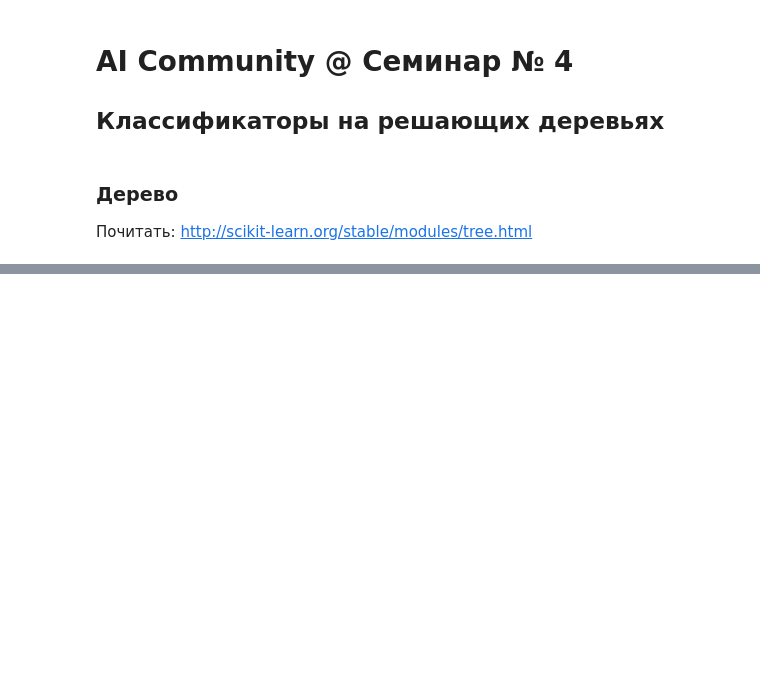
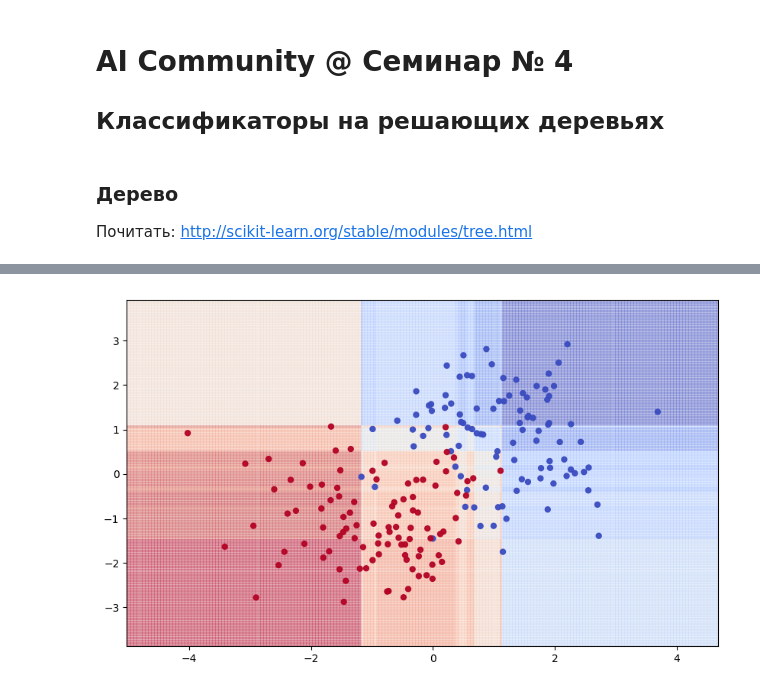
Before and after one commit to AICommunityInno/Seminars, a Jupyter notebook: Seminar 4/Seminar_4.1_Tree_Classifiers.ipynb, the cells around one changed output, grey strips where cells are left out. Cells and saved outputs as stored; diff of their text form; code cells hidden in the pictures; blank space fills up the shorter version.

```diff
--- a/Seminar 4/Seminar_4.1_Tree_Classifiers.ipynb
+++ b/Seminar 4/Seminar_4.1_Tree_Classifiers.ipynb
@@ -136,0 +151,5 @@ plot_forest_parameters(ExtraTreesClassifier)
+# %%
+plt.figure(figsize=(10.0, 6.0), dpi=100)
+_ = plot_model(data_x, data_y, AdaBoostClassifier(), proba=True)
+# %% [output]
+[figure, added]
```
Also changed, not shown: parts of 18 cells of this notebook.
